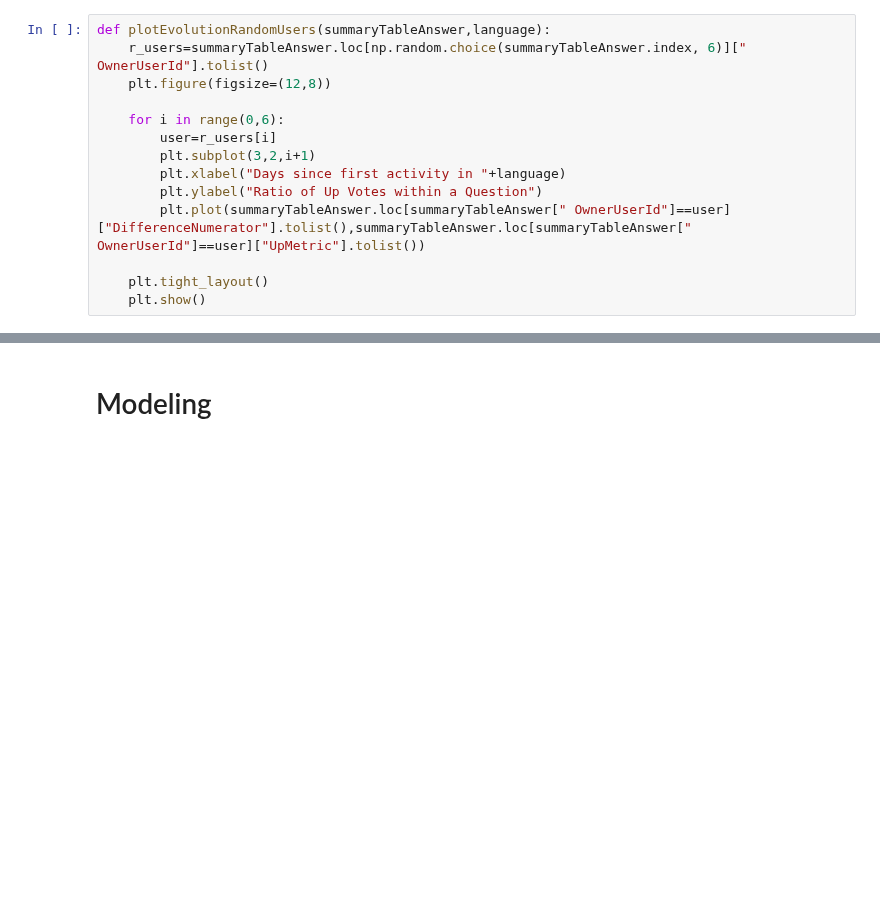
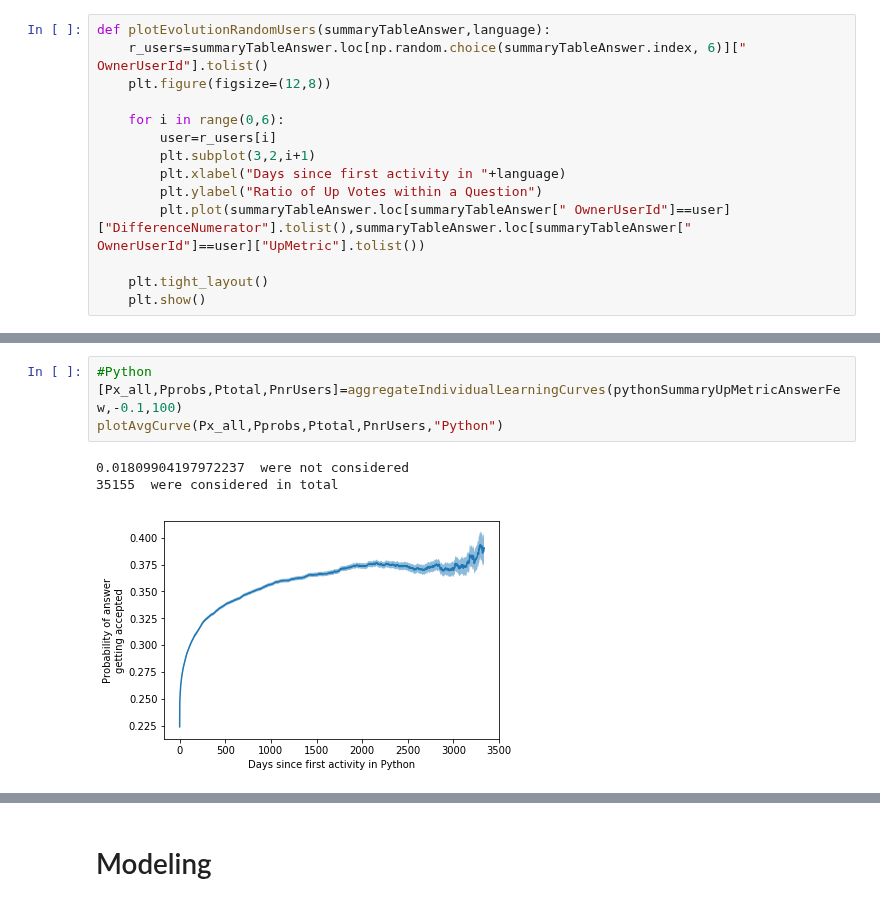
Before and after one commit to live-wire/overflow, a Jupyter notebook: Plots.ipynb, the cells around one changed output, grey strips where cells are left out. Cells and saved outputs as stored; diff of their text form; blank space fills up the shorter version.

```diff
--- a/Plots.ipynb
+++ b/Plots.ipynb
@@ -288,0 +283,8 @@ plotAvgCurve(Px_all,Pprobs,"Python")
+# %%
+#Python
+[Px_all,Pprobs,Ptotal,PnrUsers]=aggregateIndividualLearningCurves(pythonSummaryUpMetricAnswerFew,-0.1,100)
+plotAvgCurve(Px_all,Pprobs,Ptotal,PnrUsers,"Python")
+# %% [output]
+0.01809904197972237  were not considered
+35155  were considered in total
+[figure, added]
```
Also changed, not shown: parts of 39 cells of this notebook.
